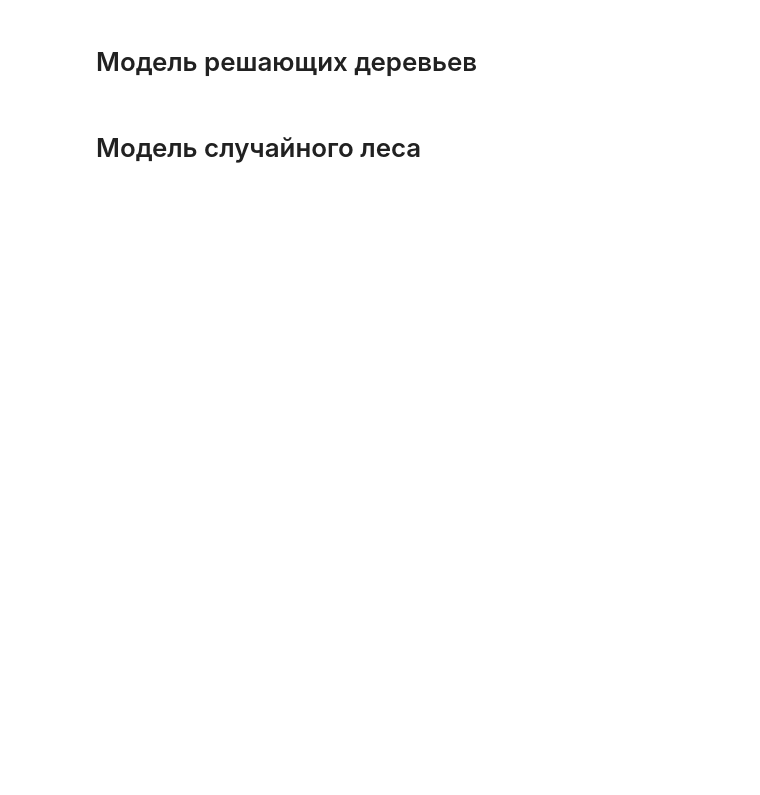
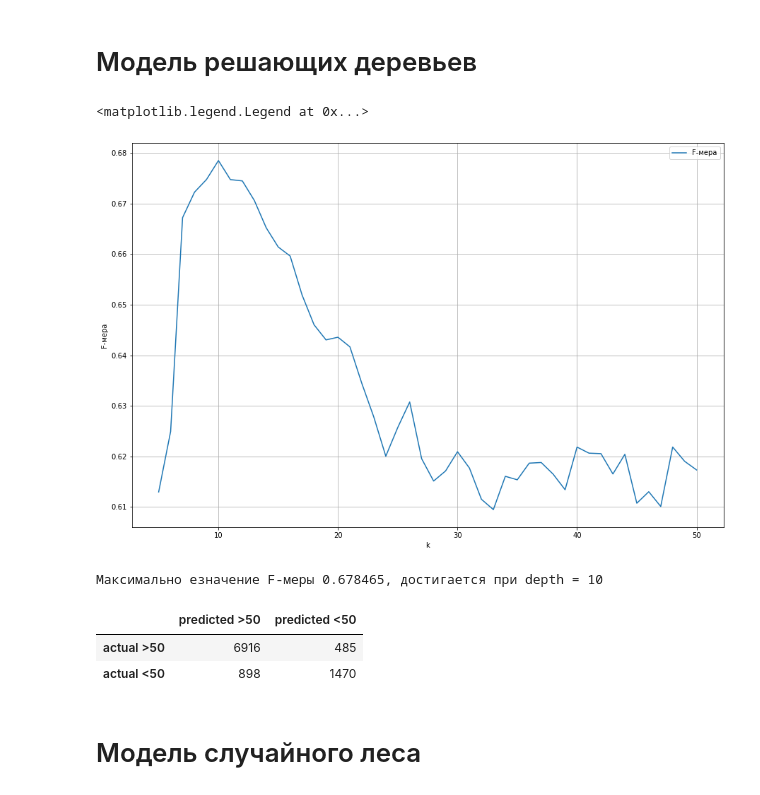
Before and after one commit to Aidar531/MasterStudying-3, a Jupyter notebook: MachineLearning/3_laba/laba_3.ipynb, the cells around one changed output. Cells and saved outputs as stored; diff of their text form; code cells hidden in the pictures; blank space fills up the shorter version.

```diff
--- a/MachineLearning/3_laba/laba_3.ipynb
+++ b/MachineLearning/3_laba/laba_3.ipynb
@@ -94,0 +124,7 @@ data.corr().style.format("{:.4}").background_gradient(cmap=plt.get_cmap('coolwar
+# %%
+y = pd.get_dummies(data.income).iloc[:,1]
+te = TargetEncoder(return_df=True)
+newData = te.fit_transform(data[categorical],y)
+for i in categorical:
+    data[i] = newData[i]
+data.head()
@@ -110,2 +142,27 @@ data[categorical].head()
 # %% [markdown]
 # Модель решающих деревьев
+# %%
+kf = KFold(n_splits=5,shuffle=True)
+score = []
+accuracy = []
+for k in range(5,51):
+    clf = DecisionTreeClassifier(random_state=241,max_depth=k)
+    score = cross_val_score(clf, X,y, cv=kf, scoring = "f1")
+    accuracy.append(score.mean())
+# %%
+depth = range(5,51)
+plt.figure(figsize = [15,10])
+plt.plot(depth,accuracy)
+plt.grid("on")
+plt.xlabel('k')
+plt.ylabel('F-мера')
+plt.legend(["F-мера"])
+# %% [output]
+<matplotlib.legend.Legend at 0x...>
+[figure, added]
+# %%
+maxF = max(accuracy)
+maxInd = accuracy.index(maxF)
+print("Максимально езначение F-меры %f, достигается при depth = %d" %(maxF, 5+maxInd))
+# %% [output]
+Максимально езначение F-меры 0.678465, достигается при depth = 10
@@ -112,2 +172,10 @@ data[categorical].head()
+# %%
+confusion_matrix1 = confusion_matrix(y_test, clf.predict(X_test))
+pd.DataFrame(data  =  confusion_matrix1,  columns  =  ['predicted >50',
+'predicted <50'], index = ['actual >50', 'actual <50'])
+# %% [output]
+|  | predicted >50 | predicted <50 |
+| actual >50 | 6916 | 485 |
+| actual <50 | 898 | 1470 |
 # %% [markdown]
 # Модель случайного леса
```
Also changed, not shown: parts of 34 cells of this notebook, 6 other files.
